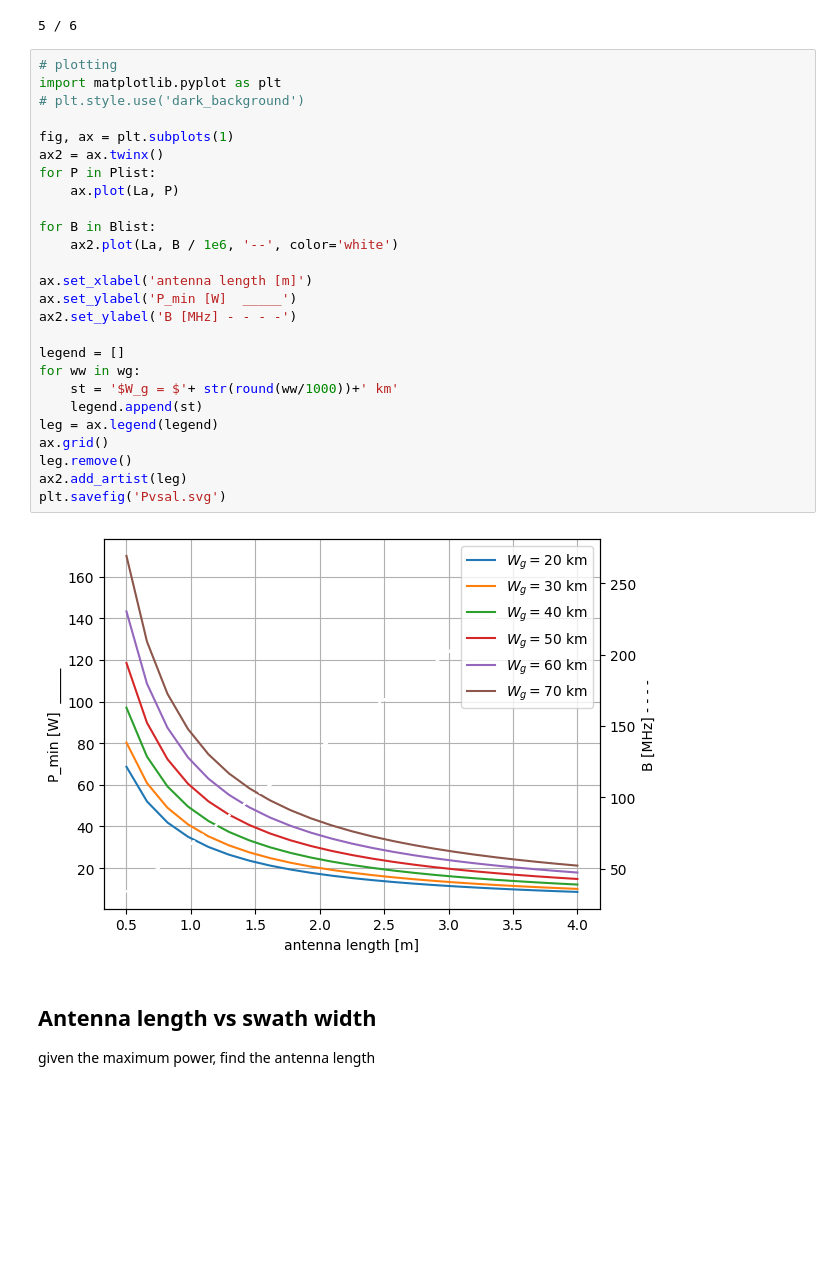
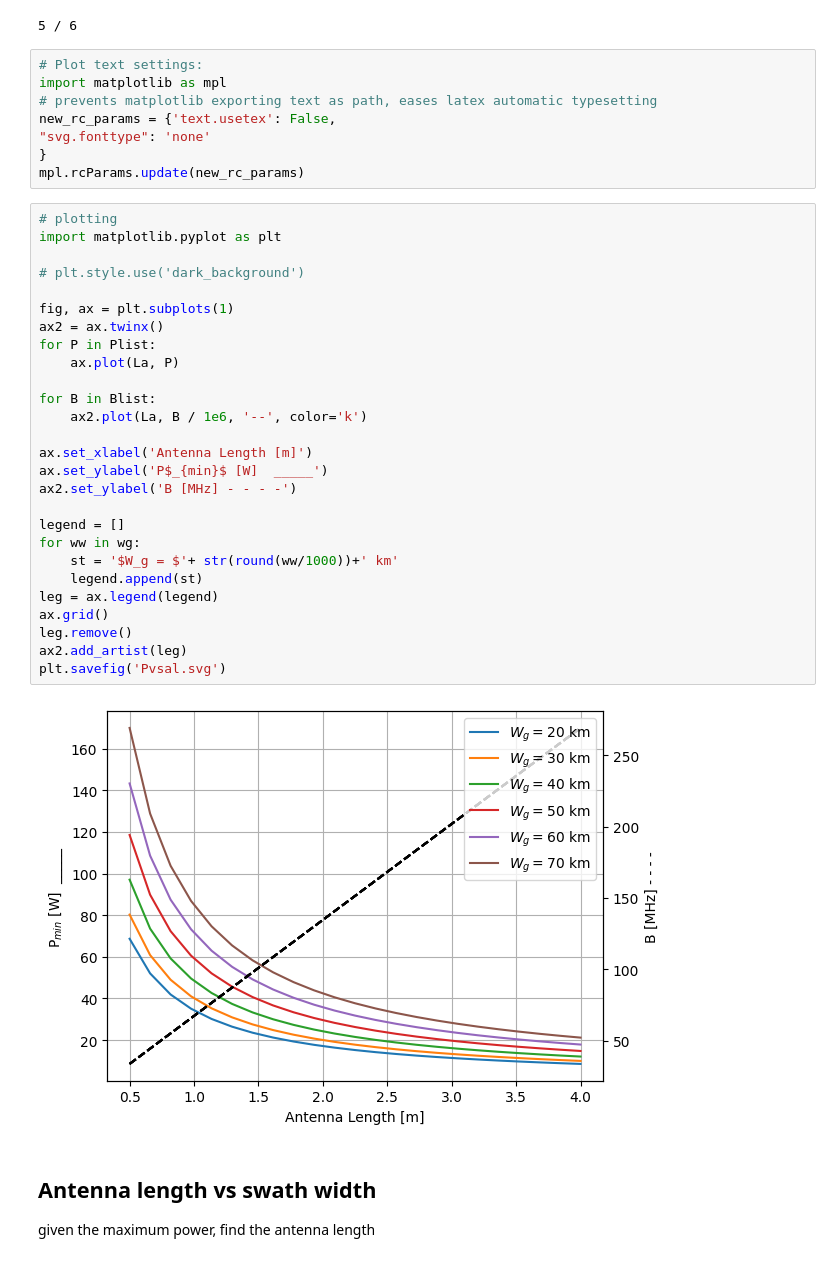
Before and after one commit to Mencarelli-Simone/isap2022Presentation, a Jupyter notebook: al_vs_p.ipynb, the cells around one changed output. Saved outputs shown, nothing was run; the diff lists cells and outputs as text; blank space fills up the shorter version.

Commit message:
images with white background, editable text in the output svg files

```diff
--- a/al_vs_p.ipynb
+++ b/al_vs_p.ipynb
@@ -63,34 +63,43 @@ for ii in range(len(wg)):
 3 / 6
 4 / 6
 5 / 6
+# %%
+# Plot text settings:
+import matplotlib as mpl
+# prevents matplotlib exporting text as path, eases latex automatic typesetting
+new_rc_params = {'text.usetex': False,
+"svg.fonttype": 'none'
+}
+mpl.rcParams.update(new_rc_params)
 # %%
 # plotting
 import matplotlib.pyplot as plt
+
 # plt.style.use('dark_background')
 
 fig, ax = plt.subplots(1)
 ax2 = ax.twinx()
 for P in Plist:
     ax.plot(La, P)
 
 for B in Blist:
-    ax2.plot(La, B / 1e6, '--', color='white')
+    ax2.plot(La, B / 1e6, '--', color='k')
 
-ax.set_xlabel('antenna length [m]')
-ax.set_ylabel('P_min [W]  _____')
+ax.set_xlabel('Antenna Length [m]')
+ax.set_ylabel('P$_{min}$ [W]  _____')
 ax2.set_ylabel('B [MHz] - - - -')
 
 legend = []
 for ww in wg:
     st = '$W_g = $'+ str(round(ww/1000))+' km'
     legend.append(st)
 leg = ax.legend(legend)
 ax.grid()
 leg.remove()
 ax2.add_artist(leg)
 plt.savefig('Pvsal.svg')
 # %% [output]
-[figure, old version]
+[figure, new version]
 # %% [markdown]
 ## Antenna length vs swath width
 given the maximum power, find the antenna length
```
Also changed, not shown: parts of 5 cells of this notebook, 1 other file.
